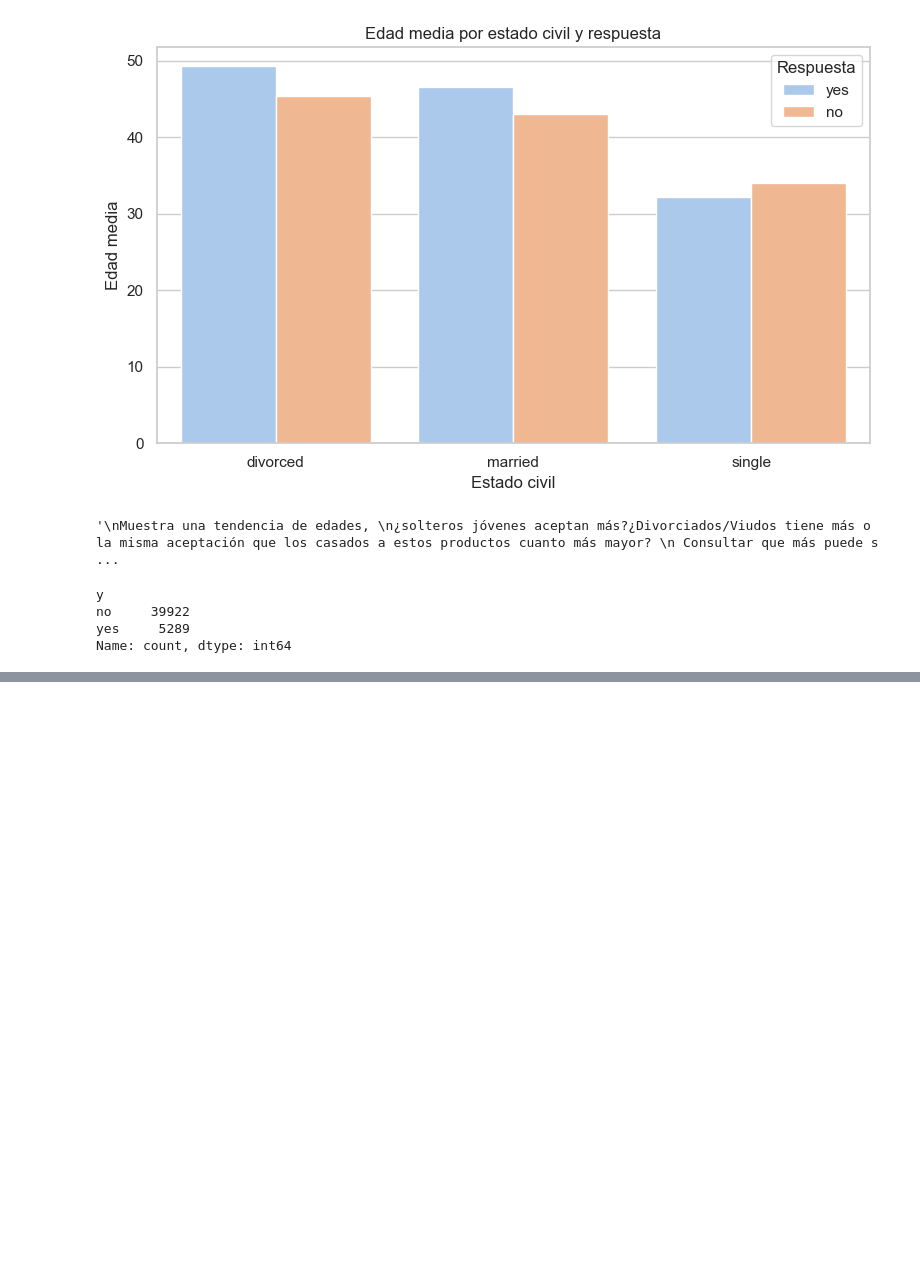
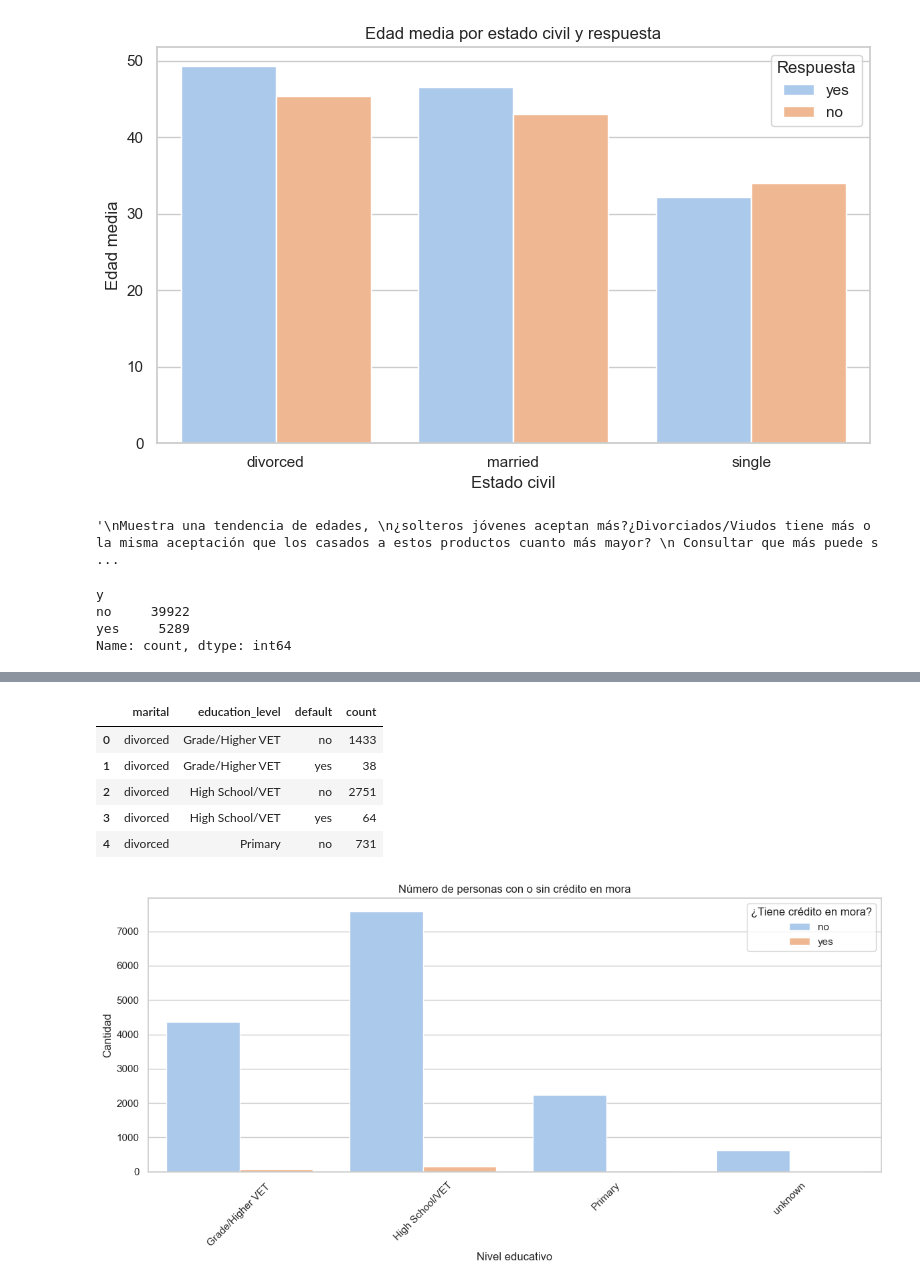
Before and after one commit to Ogomez07/Proyecto-Abril, a Jupyter notebook: proyecto.ipynb, the cells around one changed output, grey strips where cells are left out. Cells and saved outputs as stored; diff of their text form; code cells hidden in the pictures; blank space fills up the shorter version.

```diff
--- a/proyecto.ipynb
+++ b/proyecto.ipynb
@@ -347,0 +355,6 @@ Name: count, dtype: int64
+# %%
+# Analize default
+print(df['default'].value_counts())
+
+df_default= df.groupby(['marital', 'education_level'])['default'].value_counts()
+display(df_default)
@@ -347,0 +383,29 @@ Name: count, dtype: int64
+# %%
+# Change format for display
+df_plot = df_default.reset_index(name='count')
+display(df_plot.head())
+
+# Bar chart
+plt.figure(figsize=(12, 6))
+sns.barplot(data=df_plot,
+            x='education_level',
+            y='count',
+            hue='default',
+            palette='pastel',
+            errorbar=None)
+
+plt.title('Número de personas con o sin crédito en mora')
+plt.xlabel('Nivel educativo')
+plt.ylabel('Cantidad')
+plt.xticks(rotation=45)
+plt.legend(title='¿Tiene crédito en mora?')
+plt.tight_layout()
+plt.show()
+# %% [output]
+|  | marital | education_level | default | count |
+| 0 | divorced | Grade/Higher VET | no | 1433 |
+| 1 | divorced | Grade/Higher VET | yes | 38 |
+| 2 | divorced | High School/VET | no | 2751 |
+| 3 | divorced | High School/VET | yes | 64 |
+| 4 | divorced | Primary | no | 731 |
+[figure, added]
```
Also changed, not shown: parts of 5 cells of this notebook.
